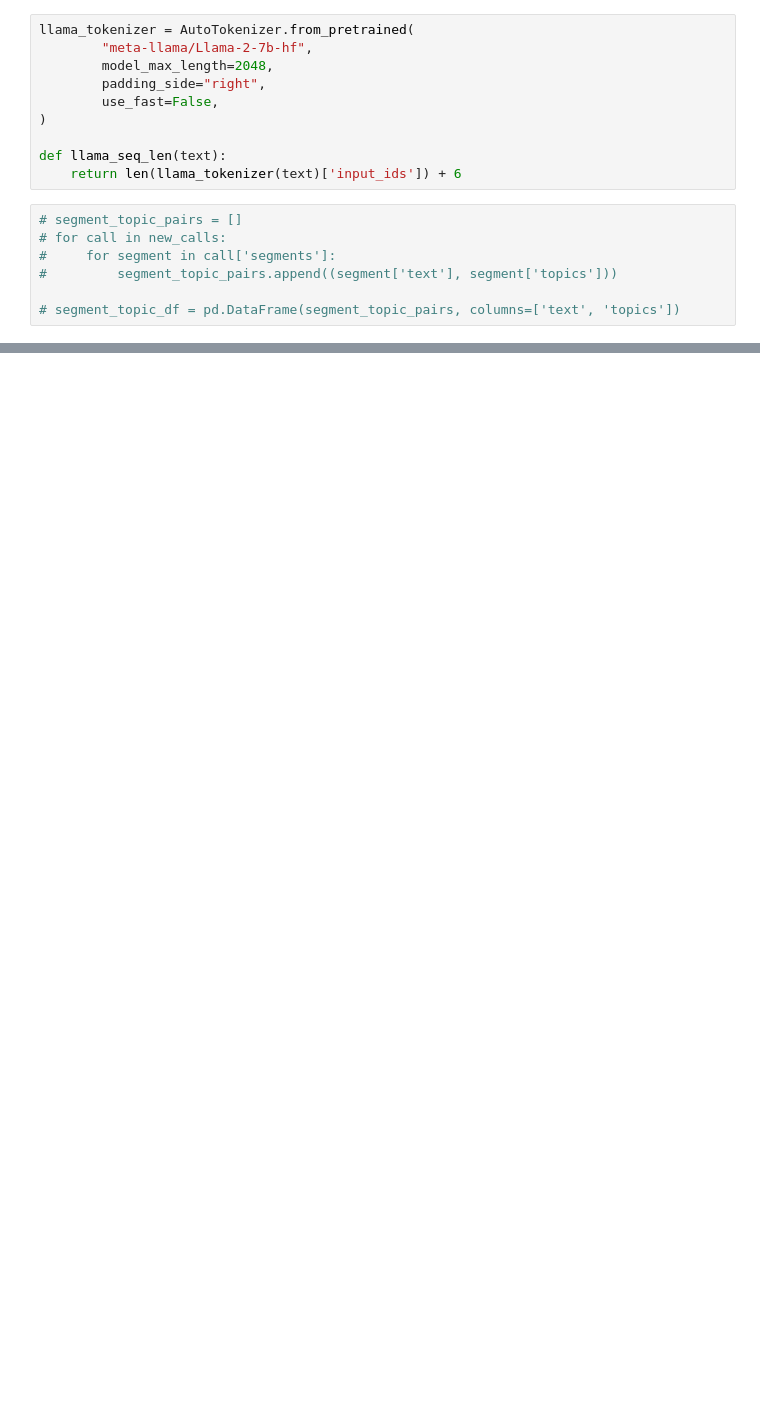
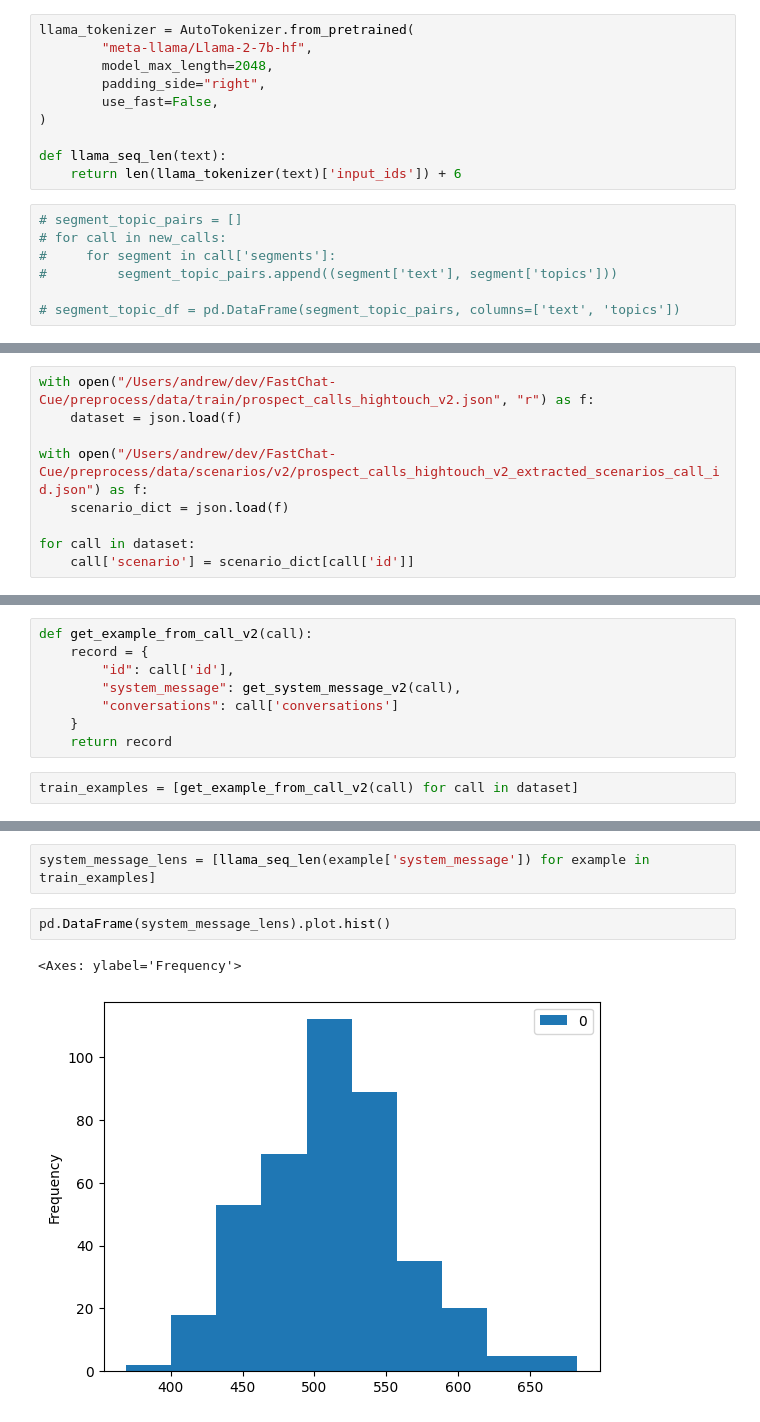
Before and after one commit to andrewsingh/FastChat-Cue, a Jupyter notebook: preprocess/preprocess_for_training.ipynb, the cells around one changed output, grey strips where cells are left out. Saved outputs shown, nothing was run; the diff lists cells and outputs as text; blank space fills up the shorter version.

```diff
--- a/preprocess/preprocess_for_training.ipynb
+++ b/preprocess/preprocess_for_training.ipynb
@@ -185,0 +281,9 @@ with open("/home/ubuntu/FastChat/data/prospect_lm/prospect_lm_v1_intro_calls_ful
+# %%
+with open("/Users/andrew/dev/FastChat-Cue/preprocess/data/train/prospect_calls_hightouch_v2.json", "r") as f:
+    dataset = json.load(f)
+
+with open("/Users/andrew/dev/FastChat-Cue/preprocess/data/scenarios/v2/prospect_calls_hightouch_v2_extracted_scenarios_call_id.json") as f:
+    scenario_dict = json.load(f)
+
+for call in dataset:
+    call['scenario'] = scenario_dict[call['id']]
@@ -185,0 +294,10 @@ with open("/home/ubuntu/FastChat/data/prospect_lm/prospect_lm_v1_intro_calls_ful
+# %%
+def get_example_from_call_v2(call):
+    record = {
+        "id": call['id'],
+        "system_message": get_system_message_v2(call),
+        "conversations": call['conversations']
+    }
+    return record
+# %%
+train_examples = [get_example_from_call_v2(call) for call in dataset]
@@ -185,0 +324,7 @@ with open("/home/ubuntu/FastChat/data/prospect_lm/prospect_lm_v1_intro_calls_ful
+# %%
+system_message_lens = [llama_seq_len(example['system_message']) for example in train_examples]
+# %%
+pd.DataFrame(system_message_lens).plot.hist()
+# %% [output]
+<Axes: ylabel='Frequency'>
+[figure, added]
```
Also changed, not shown: parts of 36 cells of this notebook, 4 other files.
